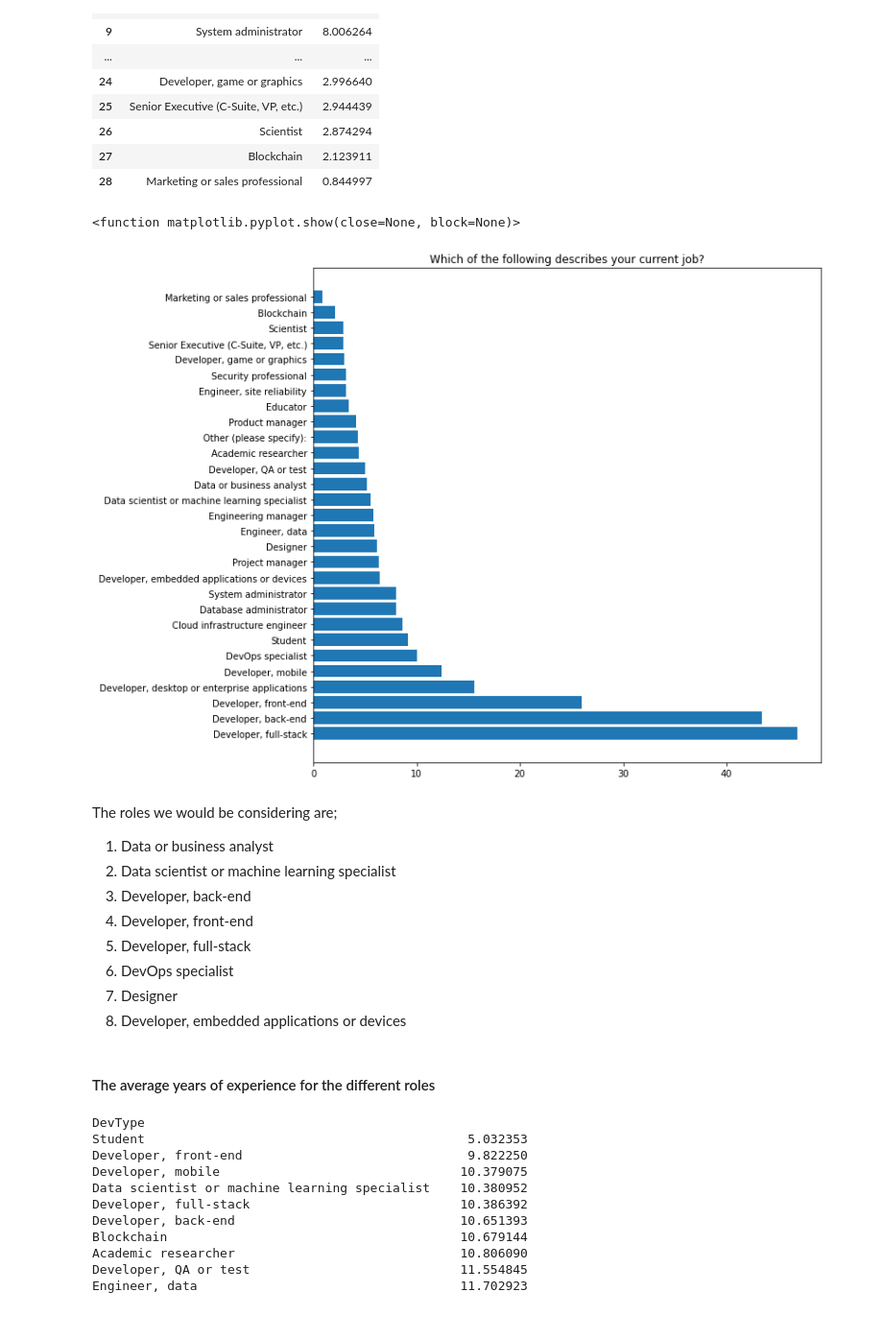
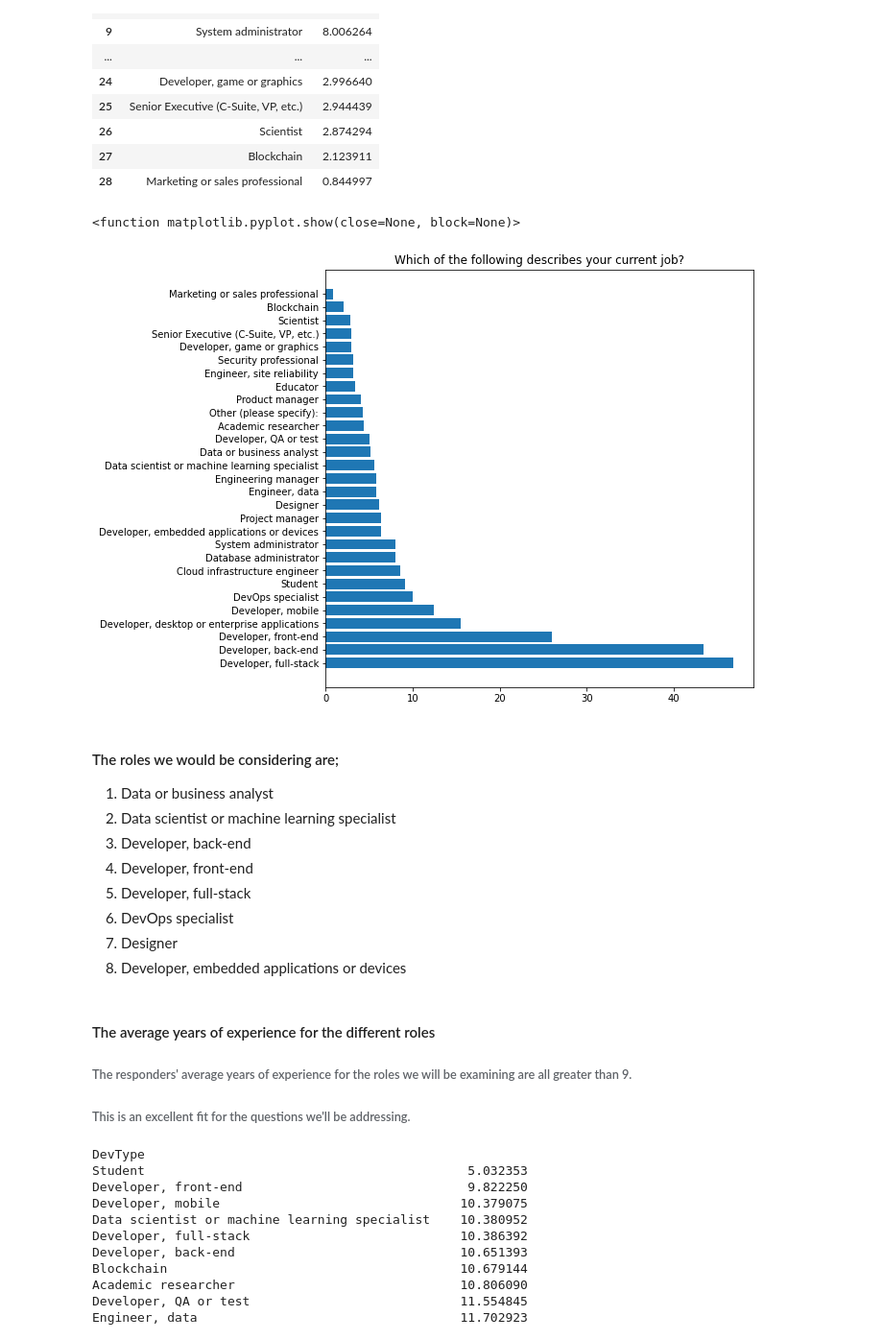
Before and after one commit to OluwajobaOluwabori/Stackoverflow-analysis, a Jupyter notebook: BreakIntoTech.ipynb, the cells around one changed output. Shown at 96% size. Cells and saved outputs as stored; diff of their text form; code cells hidden in the pictures.

```diff
--- a/BreakIntoTech.ipynb
+++ b/BreakIntoTech.ipynb
@@ -104,7 +110,8 @@ See the caveats in the documentation: https://pandas.pydata.org/pandas-docs/stab
 # %%
 def split_multiple_answers(column):
     '''
-    This function split the column with multiple answers and convert each cell into a string
+
+    This function splits the column with multiple answers and convert each cell into a string.
     df - dataframe
 
     INPUT
@@ -114,6 +121,7 @@ def split_multiple_answers(column):
     OUTPUT
 
         Splitted_col - A set containing all unique answers in the different rows
+
     '''
     df = df_new.dropna(subset = [column])
     df[column] = df[column].str.split(';')
@@ -260,15 +271,15 @@ DevType_count
 # %%
 # A horizontal bar chart showing the proportion
 
-plt.figure(figsize=(10,10))
+plt.figure(figsize=(8,8))
 plt.barh(DevType_count['Role'],DevType_count['count'])
 plt.title("Which of the following describes your current job?")
 plt.show
 # %% [output]
 <function matplotlib.pyplot.show(close=None, block=None)>
-[figure, old version]
+[figure, new version]
 # %% [markdown]
-The roles we would be considering are;
+#### The roles we would be considering are;
 1. Data or business analyst
 2. Data scientist or machine learning specialist
 3. Developer, back-end
@@ -279,6 +290,10 @@ The roles we would be considering are;
 8. Developer, embedded applications or devices
 # %% [markdown]
 #### The average years of experience for the different roles
+
+
+###### The responders' average years of experience for the roles we will be examining are all greater than 9.
+###### This is an excellent fit for the questions we'll be addressing.
 # %%
 #The average years of experience for the different roles
 df_clean.groupby(['DevType'])['WorkExp'].mean().sort_values()
```
Also changed, not shown: parts of 13 cells of this notebook, 1 other file.
